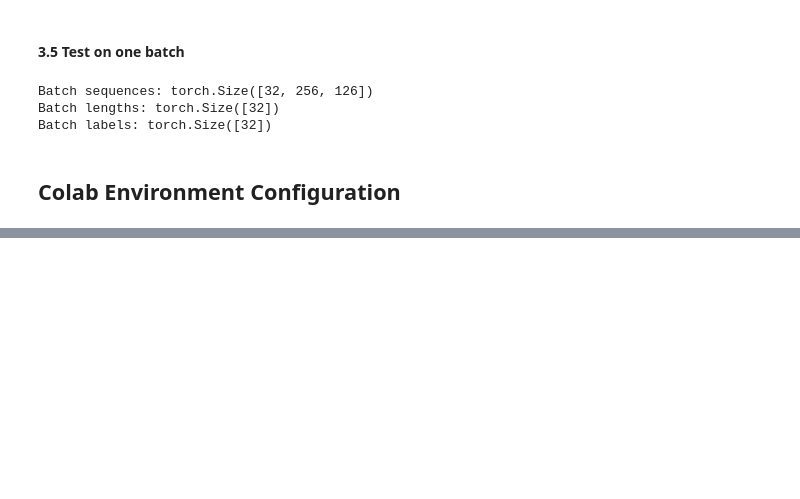
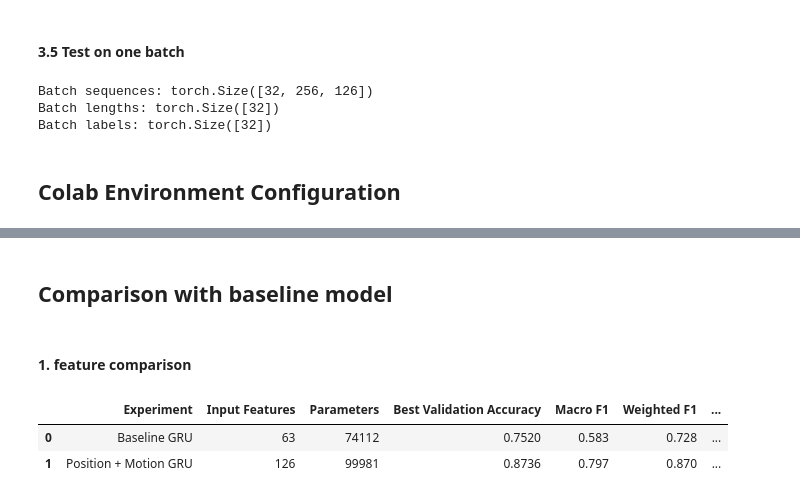
Before and after one commit to Smruti-R18/AirCommand, a Jupyter notebook: notebooks/3_model_analysis.ipynb, the cells around one changed output, grey strips where cells are left out. Cells and saved outputs as stored; diff of their text form; code cells hidden in the pictures; blank space fills up the shorter version.

```diff
--- a/notebooks/3_model_analysis.ipynb
+++ b/notebooks/3_model_analysis.ipynb
@@ -828,0 +1451,47 @@ Copied: validation_sequences.pkl
+# %% [markdown]
+## Comparison with baseline model
+# %% [markdown]
+#### 1. feature comparison
+# %%
+import pandas as pd
+import matplotlib.pyplot as plt
+
+
+comparison = pd.DataFrame(
+    {
+        "Experiment": [
+            "Baseline GRU",
+            "Position + Motion GRU",
+        ],
+        "Input Features": [
+            63,
+            126,
+        ],
+        "Parameters": [
+            74112,
+            99981,
+        ],
+        "Best Validation Accuracy": [
+            0.7520,
+            0.8736,
+        ],
+        "Macro F1": [
+            0.583,
+            0.797,
+        ],
+        "Weighted F1": [
+            0.728,
+            0.870,
+        ],
+        "Training Time (min)": [
+            14.97,
+            0.29,
+        ],
+    }
+)
+
+comparison
+# %% [output]
+|  | Experiment | Input Features | Parameters | Best Validation Accuracy | Macro F1 | Weighted F1 | ... |
+| 0 | Baseline GRU | 63 | 74112 | 0.7520 | 0.583 | 0.728 | ... |
+| 1 | Position + Motion GRU | 126 | 99981 | 0.8736 | 0.797 | 0.870 | ... |
```
Also changed, not shown: parts of 56 cells of this notebook.
